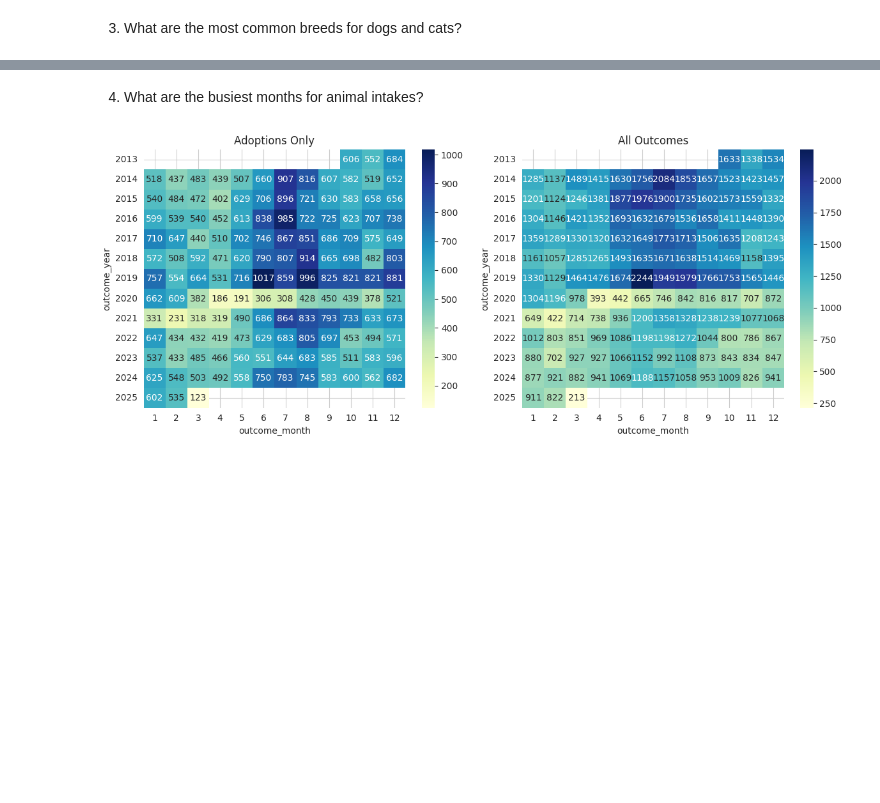
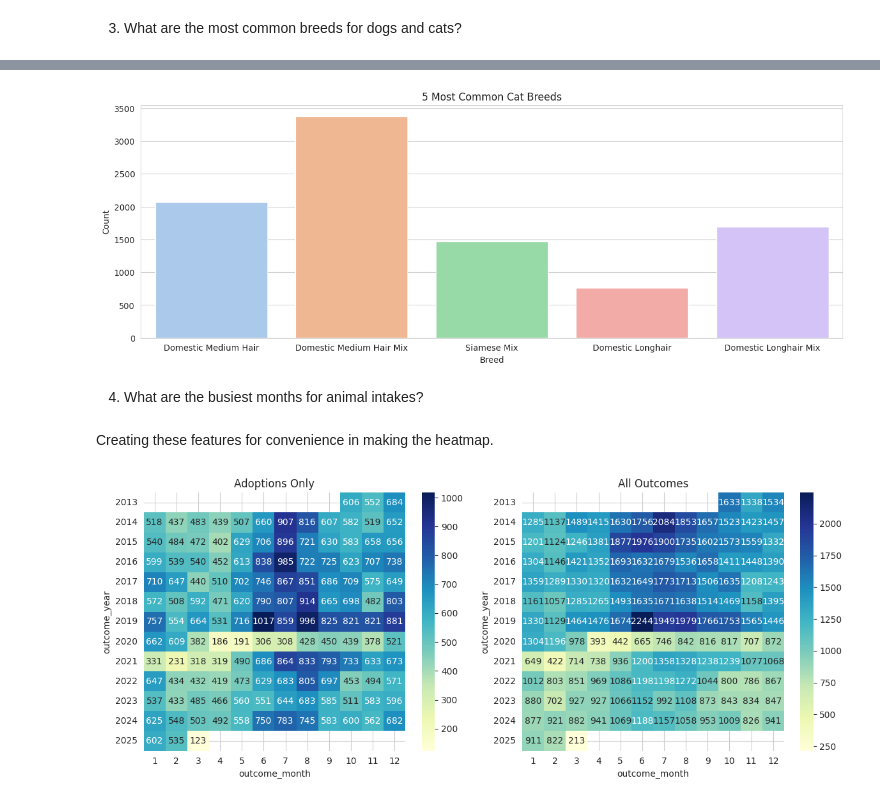
Before and after one commit to 607brendon/kaggle-pandas-tutorial, a Jupyter notebook: austin-animal-center-outcomes-eda.ipynb, the cells around one changed output, grey strips where cells are left out. Saved outputs shown, nothing was run; the diff lists cells and outputs as text; code cells hidden in the pictures; blank space fills up the shorter version.

```diff
--- a/austin-animal-center-outcomes-eda.ipynb
+++ b/austin-animal-center-outcomes-eda.ipynb
@@ -195,8 +174,25 @@ Name: count, Length: 110, dtype: int64
+# %%
+cat_value_counts = df[df['Animal Type'] == 'Cat']['Breed'].value_counts().sort_values()
+popular_cat_breeds = cat_value_counts[cat_value_counts>=cat_value_counts.sum()*0.01].index
+df_cats = df[df['Breed'].isin(popular_cat_breeds[:5])]
+
+sns.set_style('whitegrid')
+plt.figure(figsize=(15,5))
+sns.countplot(x='Breed', data=df_cats, palette='pastel')
+
+plt.title('5 Most Common Cat Breeds')
+plt.xlabel('Breed')
+plt.ylabel('Count')
+plt.show()
+# %% [output]
+[figure, added]
 # %% [markdown]
 4. What are the busiest months for animal intakes?
 # %%
 df['outcome_month'] = df['MonthYear'].dt.month
 df['outcome_year'] = df['MonthYear'].dt.year
+# %% [markdown]
+Creating these features for convenience in making the heatmap.
 # %%
 fig, axes = plt.subplots(1, 2, figsize=(12, 5))
 
```
Also changed, not shown: parts of 29 cells of this notebook.
